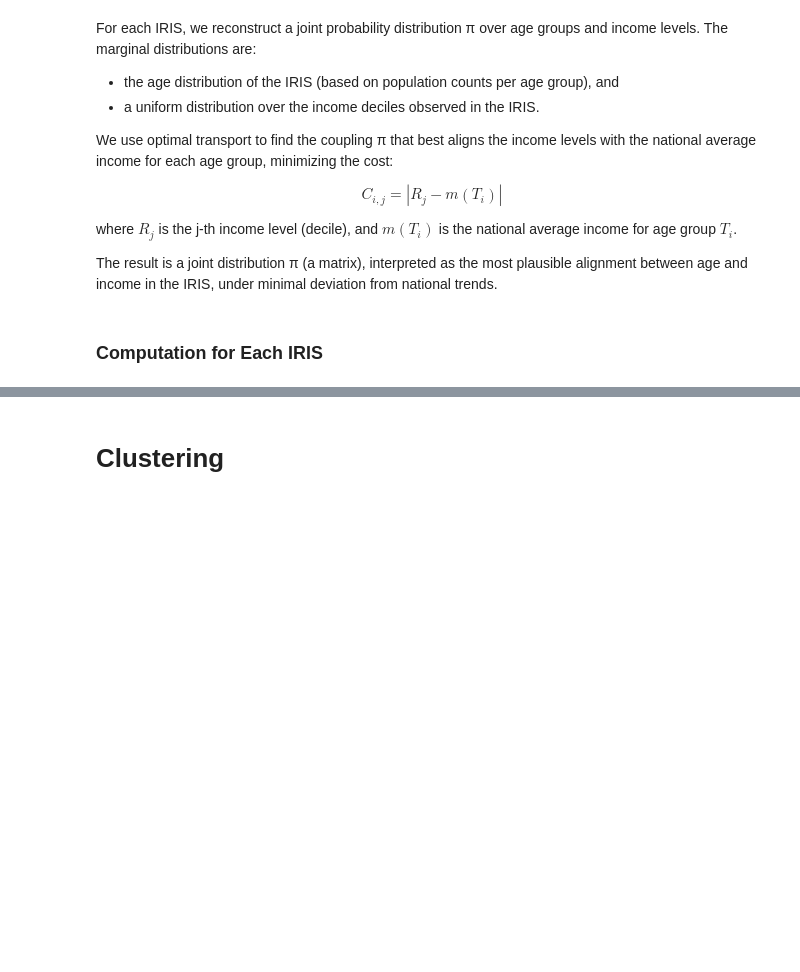
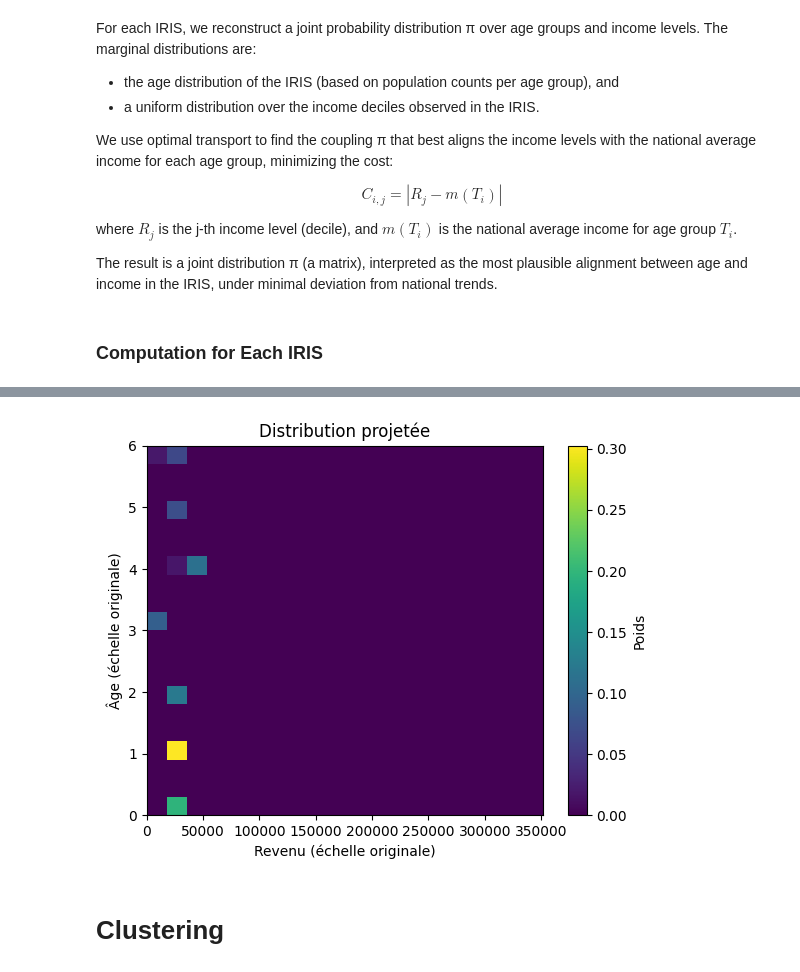
Before and after one commit to moranenzo/ML-Wasserstein, a Jupyter notebook: notebooks/IRISxAGE.ipynb, the cells around one changed output, grey strips where cells are left out. Drawn from its saved outputs; the diff is of its cells as text; code cells hidden in the pictures; blank space fills up the shorter version.

```diff
--- a/notebooks/IRISxAGE.ipynb
+++ b/notebooks/IRISxAGE.ipynb
@@ -198,12 +226,14 @@ print(support_max)
 # %%
-i = np.random.default_rng(42)
+i = 0
 
 plot_projected_distribution(
     projected_distributions[i],
     grid_shape=(20, 20),
     support_min=support_min,
     support_max=support_max
 )
+# %% [output]
+[figure, added]
 # %% [markdown]
 # Clustering
 # %% [markdown]
```
Also changed, not shown: parts of 30 cells of this notebook, 2 other files.
